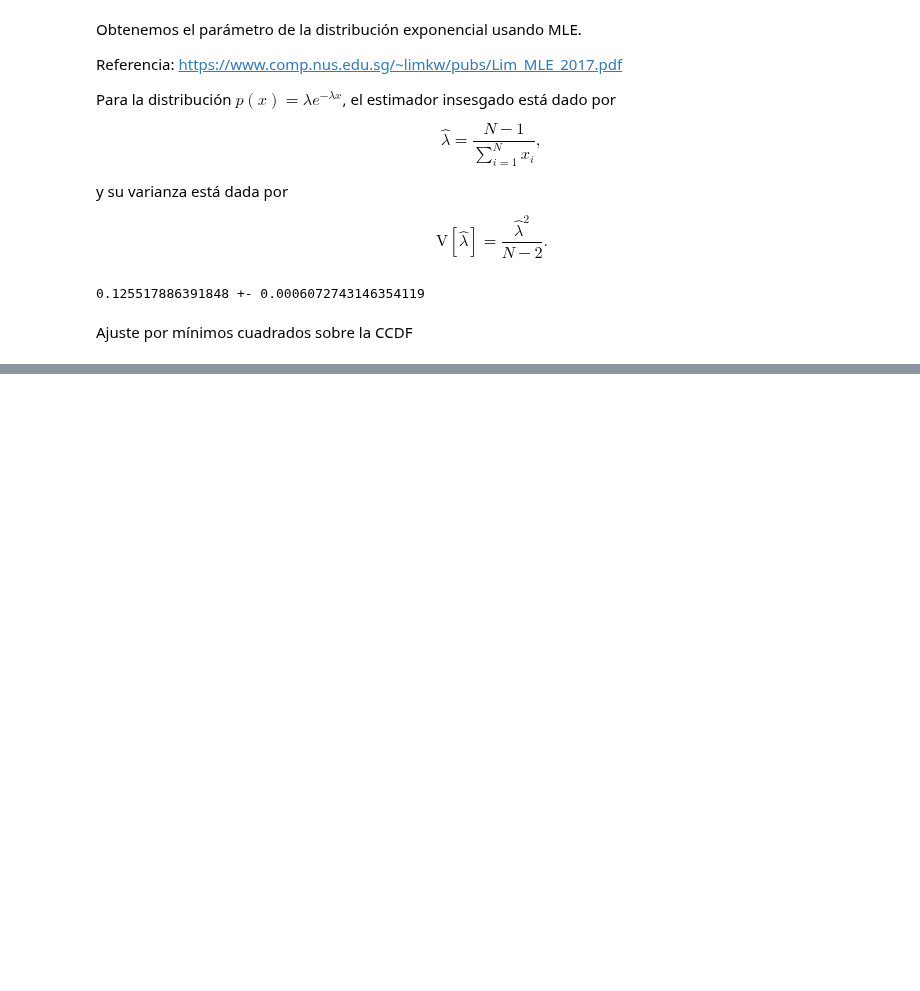
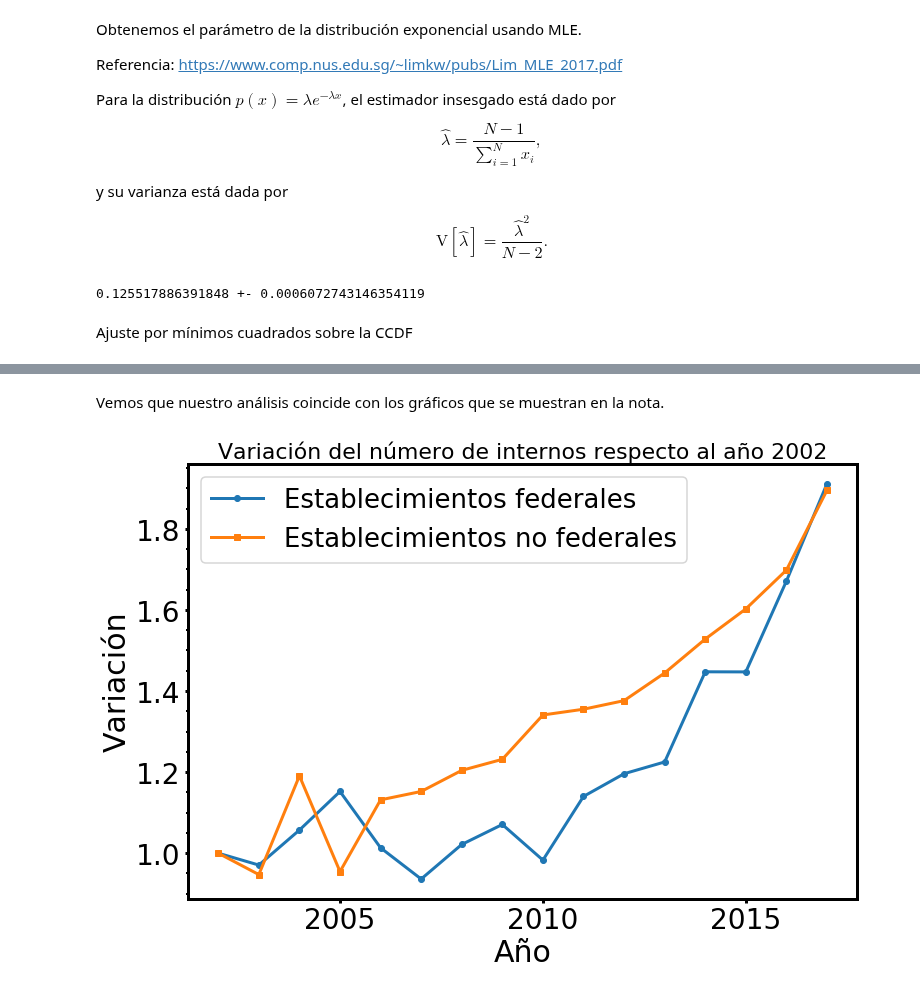
Before and after one commit to nahuelalmeira/poblacionPenal, a Jupyter notebook: VisualizacionYAnalisis/DiploDatos_PoblacionPenitenciariaArgentina_VyA.ipynb, the cells around one changed output, grey strips where cells are left out. Saved outputs shown, nothing was run; the diff lists cells and outputs as text; code cells hidden in the pictures; blank space fills up the shorter version.

```diff
--- a/VisualizacionYAnalisis/DiploDatos_PoblacionPenitenciariaArgentina_VyA.ipynb
+++ b/VisualizacionYAnalisis/DiploDatos_PoblacionPenitenciariaArgentina_VyA.ipynb
@@ -495,0 +583,19 @@ plt.show()
+# %% [markdown]
+Vemos que nuestro análisis coincide con los gráficos que se muestran en la nota.
+# %%
+mask = temp_data['jurisdiccion_descripcion'] == 'FEDERAL'
+federal = temp_data[mask]['anio_censo'].value_counts().sort_index()
+no_federal = temp_data[~mask]['anio_censo'].value_counts().sort_index()
+
+fig, ax = plt.subplots(figsize=(12, 8), ncols=1)
+
+ax.plot(federal.index, federal/federal.loc[2002], '-o', label='Establecimientos federales')
+ax.plot(no_federal.index, no_federal/no_federal.loc[2002], '-s', label='Establecimientos no federales')
+ax.set_xlabel('Año')
+ax.set_ylabel('Variación')
+ax.set_title('Variación del número de internos respecto al año 2002', fontsize=22)
+ax.set_xticks([2005, 2010, 2015])
+ax.legend(loc='best')
+plt.show()
+# %% [output]
+[figure, added]
```
Also changed, not shown: parts of 13 cells of this notebook.
